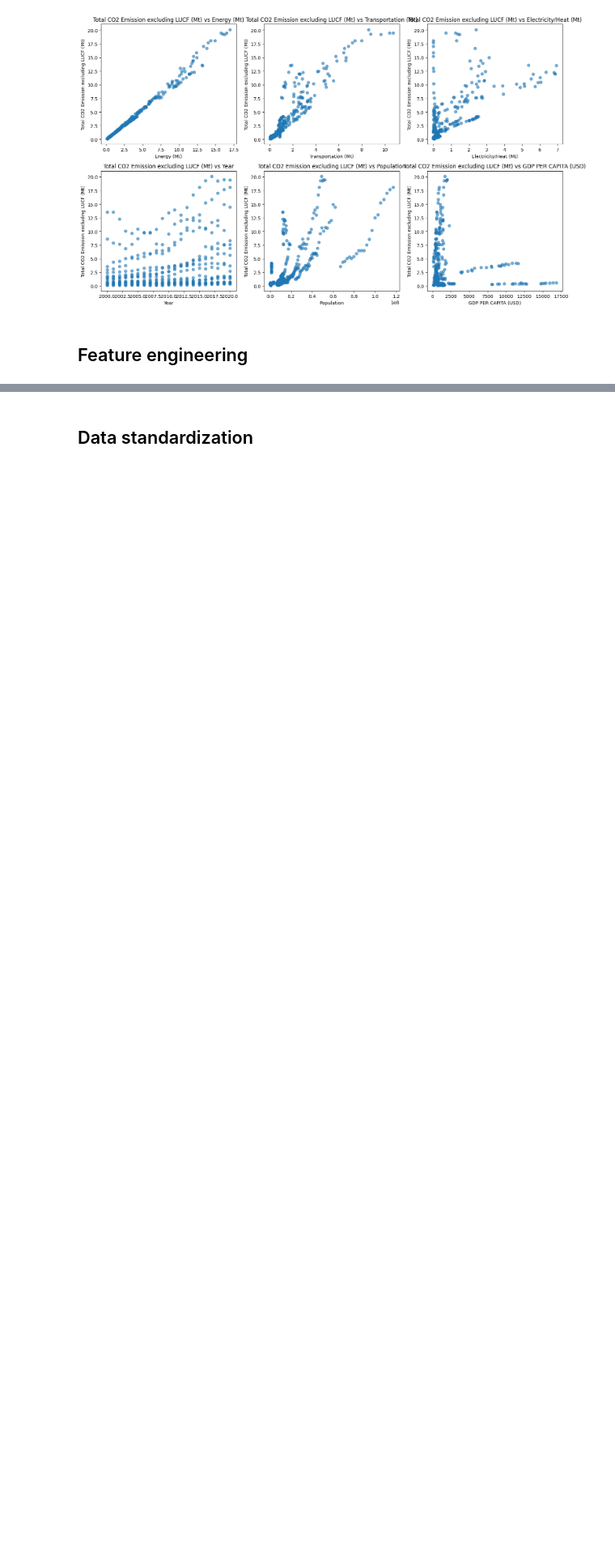
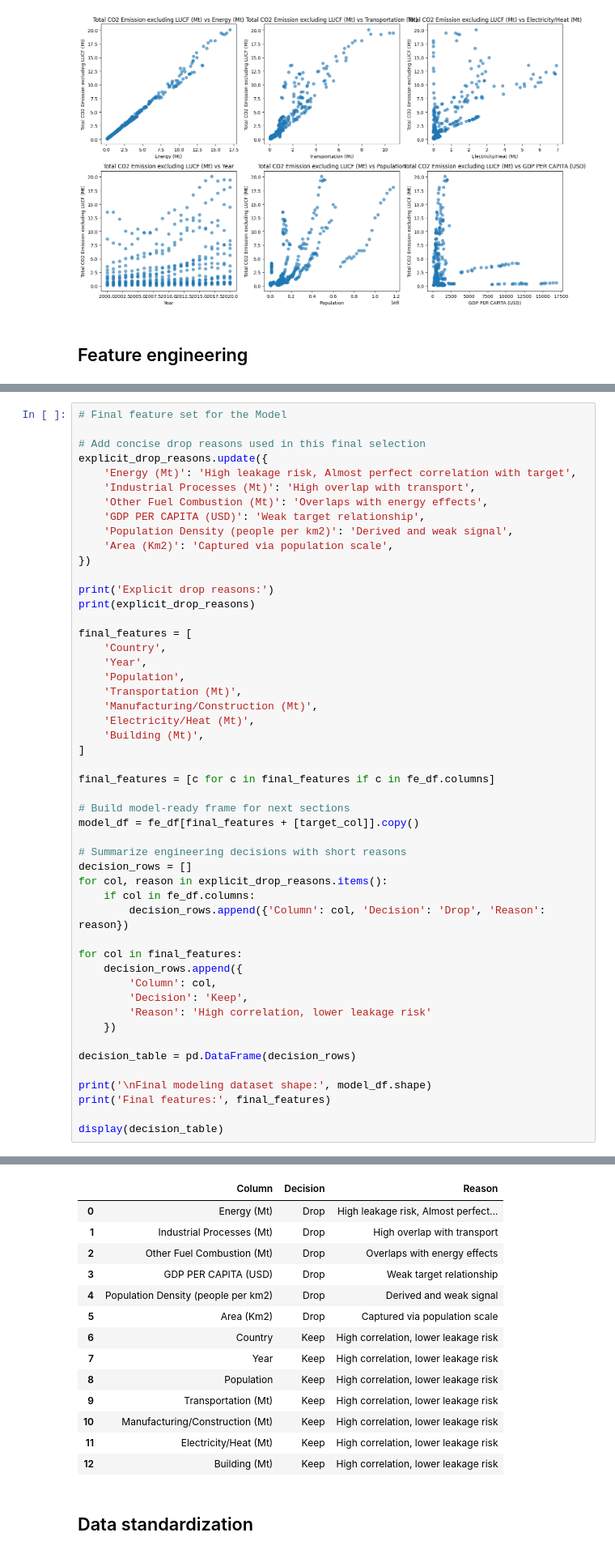
Before and after one commit to hd77alu/linear_regression_model, a Jupyter notebook: summative/linear_regression/multivariate.ipynb, the cells around one changed output, grey strips where cells are left out. Shown at 81% size. Drawn from its saved outputs; the diff is of its cells as text; blank space fills up the shorter version.

```diff
--- a/summative/linear_regression/multivariate.ipynb
+++ b/summative/linear_regression/multivariate.ipynb
@@ -226,0 +302,51 @@ plt.show()
+# %%
+# Final feature set for the Model
+
+# Add concise drop reasons used in this final selection
+explicit_drop_reasons.update({
+    'Energy (Mt)': 'High leakage risk, Almost perfect correlation with target',
+    'Industrial Processes (Mt)': 'High overlap with transport',
+    'Other Fuel Combustion (Mt)': 'Overlaps with energy effects',
+    'GDP PER CAPITA (USD)': 'Weak target relationship',
+    'Population Density (people per km2)': 'Derived and weak signal',
+    'Area (Km2)': 'Captured via population scale',
+})
+
+print('Explicit drop reasons:')
+print(explicit_drop_reasons)
+
+final_features = [
+    'Country',
+    'Year',
+    'Population',
+    'Transportation (Mt)',
+    'Manufacturing/Construction (Mt)',
+    'Electricity/Heat (Mt)',
+    'Building (Mt)',
+]
+
+final_features = [c for c in final_features if c in fe_df.columns]
+
+# Build model-ready frame for next sections
+model_df = fe_df[final_features + [target_col]].copy()
+
+# Summarize engineering decisions with short reasons
+decision_rows = []
+for col, reason in explicit_drop_reasons.items():
+    if col in fe_df.columns:
+        decision_rows.append({'Column': col, 'Decision': 'Drop', 'Reason': reason})
+
+for col in final_features:
+    decision_rows.append({
+        'Column': col,
+        'Decision': 'Keep',
+        'Reason': 'High correlation, lower leakage risk'
+    })
+
+decision_table = pd.DataFrame(decision_rows)
+
+print('\nFinal modeling dataset shape:', model_df.shape)
+print('Final features:', final_features)
+
+display(decision_table)
+# %% [output]
@@ -227,2 +358,16 @@ plt.show()
+|  | Column | Decision | Reason |
+| 0 | Energy (Mt) | Drop | High leakage risk, Almost perfect... |
+| 1 | Industrial Processes (Mt) | Drop | High overlap with transport |
+| 2 | Other Fuel Combustion (Mt) | Drop | Overlaps with energy effects |
+| 3 | GDP PER CAPITA (USD) | Drop | Weak target relationship |
+| 4 | Population Density (people per km2) | Drop | Derived and weak signal |
+| 5 | Area (Km2) | Drop | Captured via population scale |
+| 6 | Country | Keep | High correlation, lower leakage risk |
+| 7 | Year | Keep | High correlation, lower leakage risk |
+| 8 | Population | Keep | High correlation, lower leakage risk |
+| 9 | Transportation (Mt) | Keep | High correlation, lower leakage risk |
+| 10 | Manufacturing/Construction (Mt) | Keep | High correlation, lower leakage risk |
+| 11 | Electricity/Heat (Mt) | Keep | High correlation, lower leakage risk |
+| 12 | Building (Mt) | Keep | High correlation, lower leakage risk |
 # %% [markdown]
 ## Data standardization
```
Also changed, not shown: parts of 16 cells of this notebook, 2 other files.
